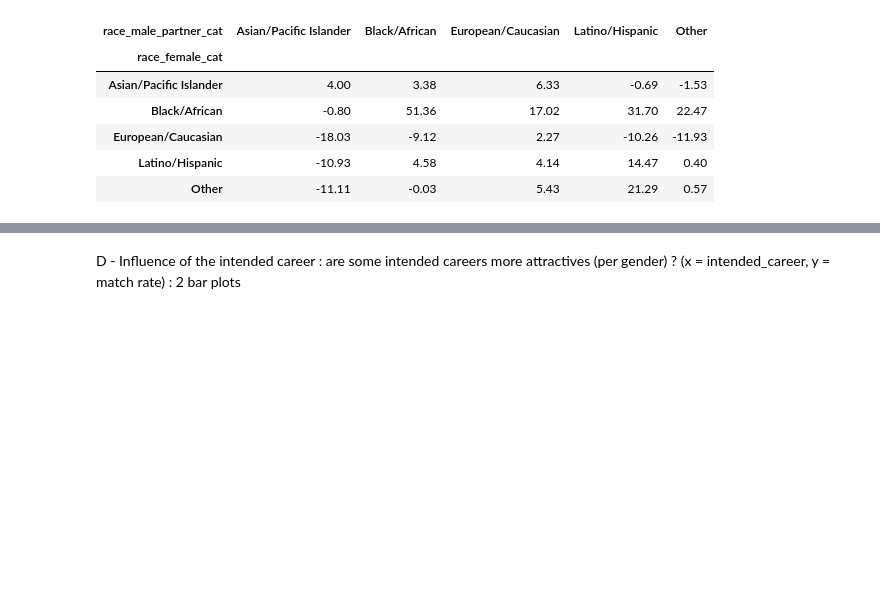
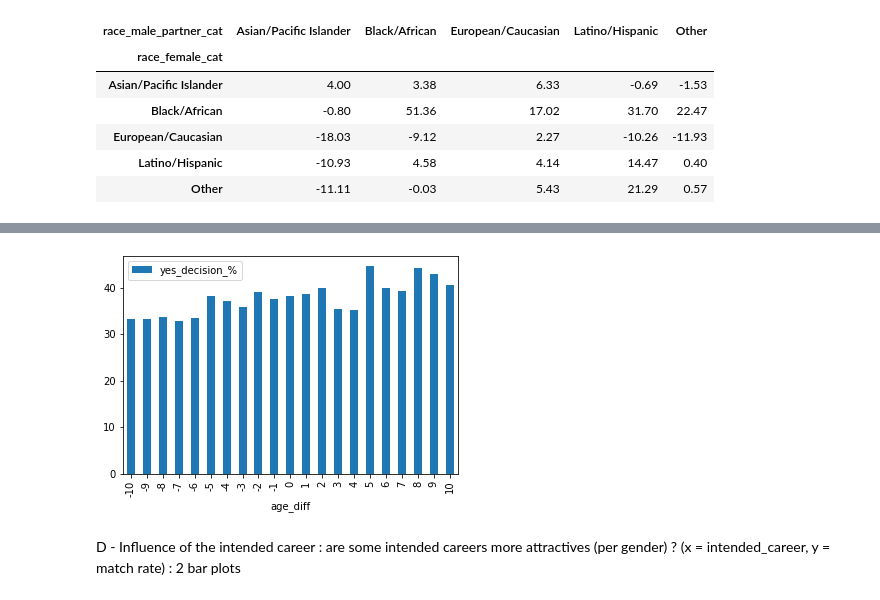
Before and after one commit to RemiArsac/Jedha_module2_speed_dating_project, a Jupyter notebook: 01-Project_speed_dating.ipynb, the cells around one changed output, grey strips where cells are left out. Drawn from its saved outputs; the diff is of its cells as text; code cells hidden in the pictures; blank space fills up the shorter version.

```diff
--- a/01-Project_speed_dating.ipynb
+++ b/01-Project_speed_dating.ipynb
@@ -354,3 +403,13 @@ C - Influence of difference of age on likes (per gender) ? (x = age - age_partne
+# %%
+dffF1C = dffF.groupby(['age_diff']).agg({'decision':'sum', 'decision_cat':'count'})
+dffF1C = dffF1C.rename(columns={'decision':'yes_decision', 'decision_cat':'total'})
+dffF1C['yes_decision_%'] = np.round(dffF1C['yes_decision'] / dffF1C['total']*100,2)
+dffF1C =  dffF1C.reset_index()
+dffF1C =  dffF1C.loc[abs(dffF1C['age_diff'])<=10,:]
+#display(dffF1C)
+dffF1C.plot.bar(x='age_diff', y='yes_decision_%');
+# %% [output]
+[figure, added]
 # %% [markdown]
 D - Influence of the intended career : are some intended careers more attractives (per gender) ? (x = intended_career, y = match rate) : 2 bar plots
 # %% [markdown]
```
Also changed, not shown: parts of 8 cells of this notebook.
